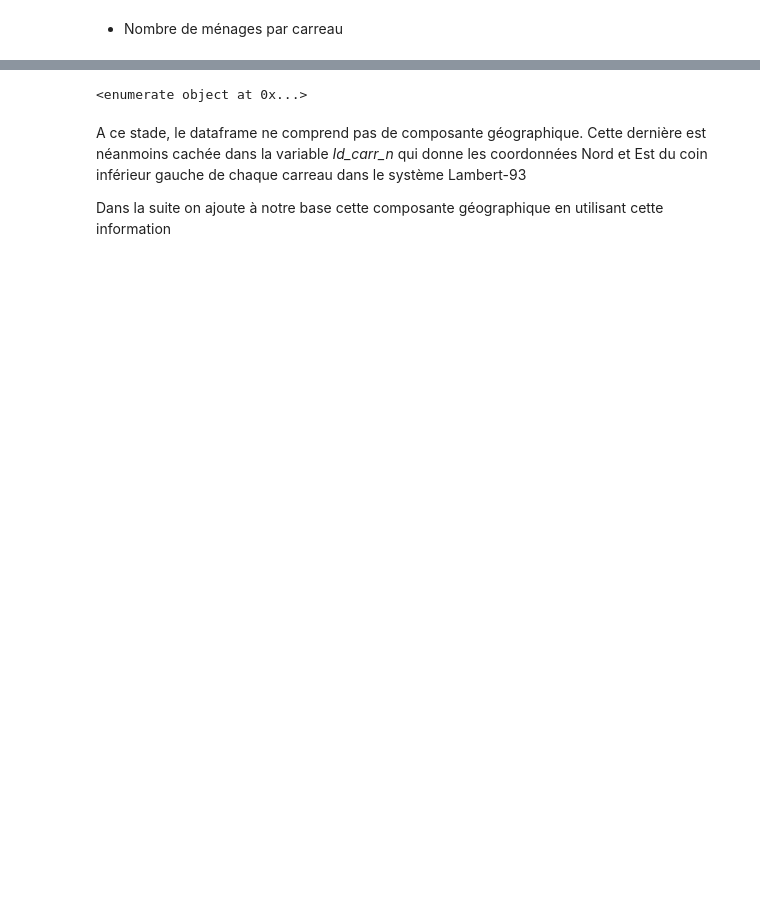
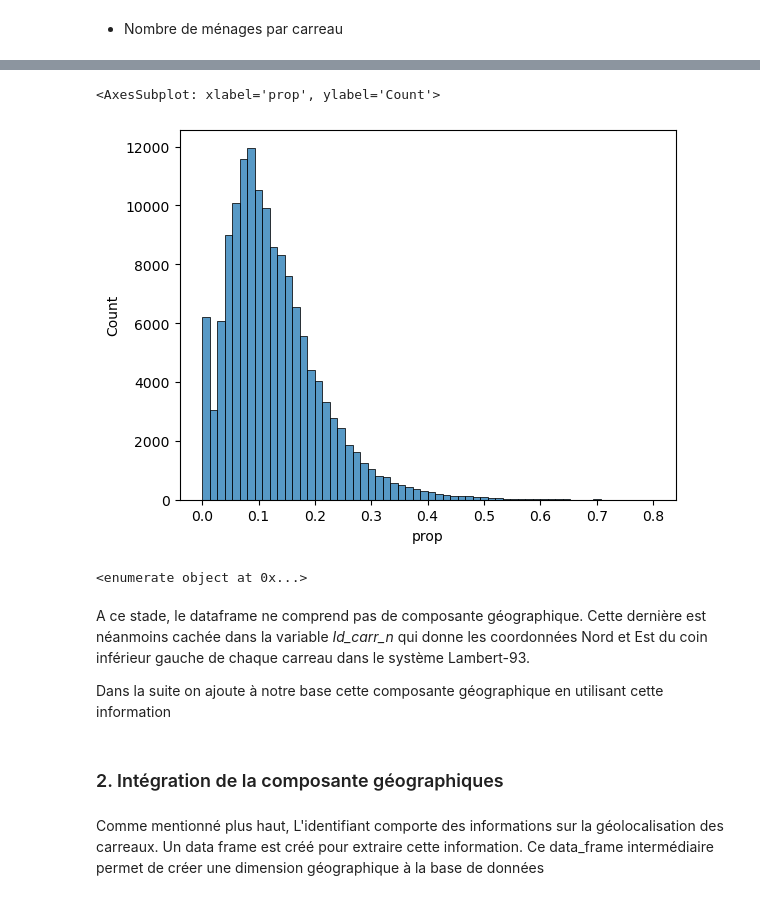
Before and after one commit to gabriel92320/data_science_project, a Jupyter notebook: DATA_FILO.ipynb, the cells around one changed output, grey strips where cells are left out. Drawn from its saved outputs; the diff is of its cells as text; code cells hidden in the pictures; blank space fills up the shorter version.

Commit message:
Données FILO
Importation des données sur le niveau de vie

```diff
--- a/DATA_FILO.ipynb
+++ b/DATA_FILO.ipynb
@@ -180,0 +177,4 @@ sns.boxplot(data=data, x="Men_pauv")
+# %%
+data_2 = data.copy()
+data_2['prop'] = data_2['Men_pauv']/data_2['Men']
+data_2.columns
@@ -181,3 +189,8 @@ sns.boxplot(data=data, x="Men_pauv")
+# %%
+sns.histplot(data = data_2, x='prop', kde=False, bins=60)
+# %% [output]
+<AxesSubplot: xlabel='prop', ylabel='Count'>
+[figure, added]
 # %%
 # %% [output]
 <enumerate object at 0x...>
@@ -194,6 +207,7 @@ sns.boxplot(data=data, x="Men_pauv")
  ''''
 # code gourmand en temps et mémoire
 # %% [markdown]
-A ce stade, le dataframe ne comprend pas de composante géographique. Cette dernière est néanmoins cachée dans la variable *Id_carr_n*  qui donne les coordonnées Nord et Est du coin inférieur gauche de chaque carreau dans le système Lambert-93
+
+A ce stade, le dataframe ne comprend pas de composante géographique. Cette dernière est néanmoins cachée dans la variable *Id_carr_n*  qui donne les coordonnées Nord et Est du coin inférieur gauche de chaque carreau dans le système Lambert-93.
 
 Dans la suite on ajoute à notre base cette composante géographique en utilisant cette information
@@ -203,2 +214,7 @@ Dans la suite on ajoute à notre base cette composante géographique en utilisan
+# %% [markdown]
+### 2. Intégration de la composante géographiques
+# %% [markdown]
+Comme mentionné plus haut, L'identifiant comporte des informations sur la géolocalisation des carreaux. Un data frame est créé pour extraire cette information.
+Ce data_frame intermédiaire permet de créer une dimension géographique à la base de données
 # %%
 data[data.columns[0]].to_csv("Carreaux.csv", index=False)
```
Also changed, not shown: parts of 31 cells of this notebook.
